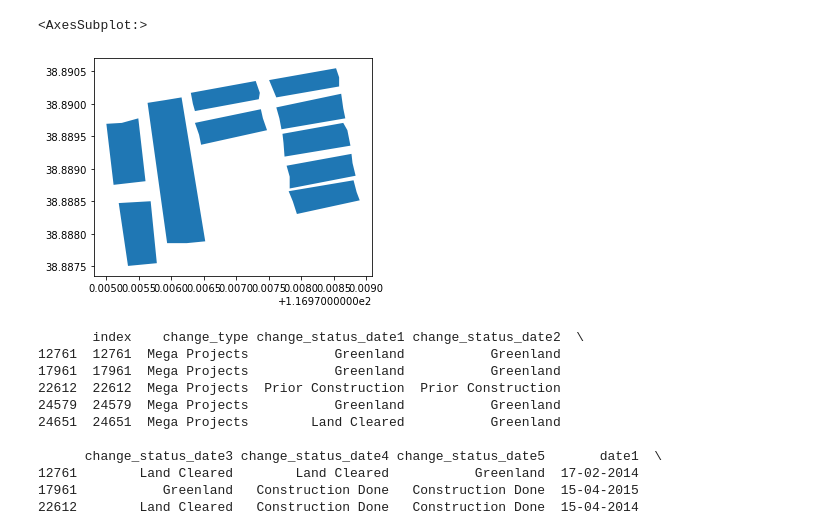
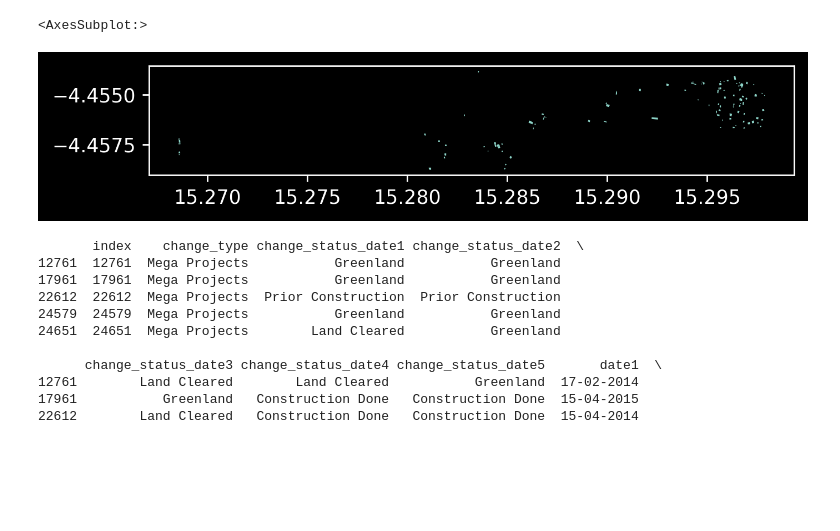
Before and after one commit to maxime7770/ML-Competition, a Jupyter notebook: vizualisation.ipynb, the cells around one changed output. Saved outputs shown, nothing was run; the diff lists cells and outputs as text; code cells hidden in the pictures; blank space fills up the shorter version.

```diff
--- a/vizualisation.ipynb
+++ b/vizualisation.ipynb
@@ -25,0 +23,3 @@ KeyboardInterrupt:
+# %%
+import matplotlib as mpl
+mpl.rcParams['figure.dpi'] = 250
@@ -26,11 +60,36 @@ KeyboardInterrupt:
+# %%
+
+change_type_map = {
+    "Demolition": 0,
+    "Road": 1,
+    "Residential": 2,
+    "Commercial": 3,
+    "Industrial": 4,
+    "Mega Projects": 5,
+}
+
+colors = ['r','b','g','y','c','w']
+
+plt.style.use('dark_background')
+N = 10000
+X = train_df[N:N + 100]
+for category, i in change_type_map.items():
+    X_feature = X[X['change_type'] == category]
+    geometry = X_feature['geometry']
+    L_x = geometry.apply(lambda x : x.boundary.centroid.x)
+    L_y = geometry.apply(lambda x : x.boundary.centroid.y)
+
+    a=X_feature.iloc[:]
+    plt.scatter(L_x, L_y, s = 0.1, color = colors[i])
+    a.plot()
 # %%
 
-
-a=train_df.iloc[0:10]
+N = 30000
+a=train_df.iloc[N:N+100]
 a.plot()
 # %% [output]
 <AxesSubplot:>
-[figure, old version]
+[figure, new version]
 # %%
 train_5=train_df[train_df['change_type']=='Mega Projects']
 print(train_5.head())
```
Also changed, not shown: parts of 2 cells of this notebook, 5 other files.
